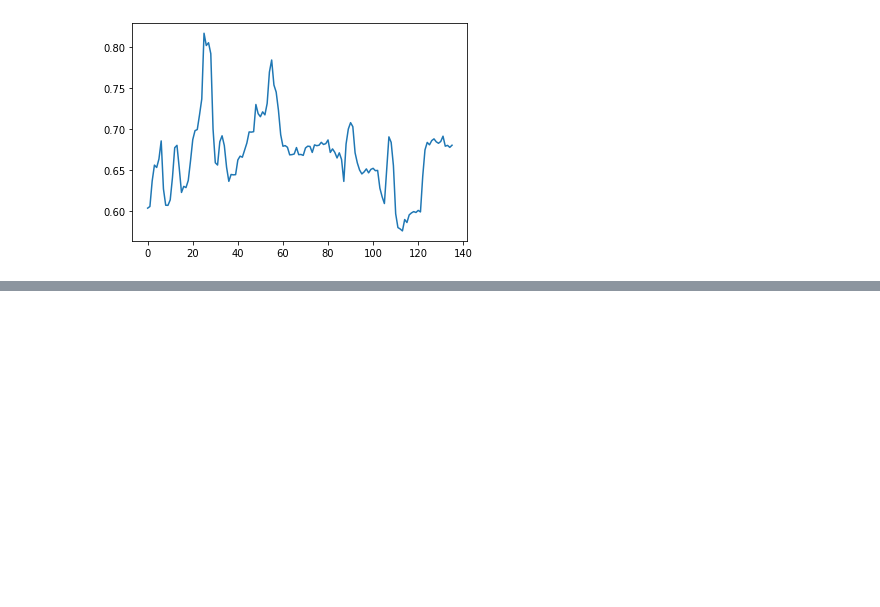
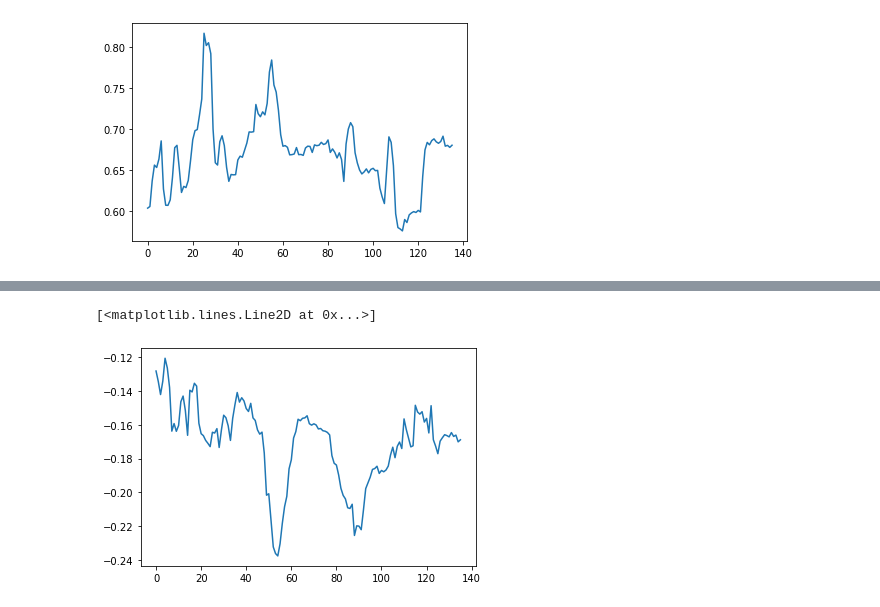
Before and after one commit to williscp/cv_keyboard, a Jupyter notebook: joint_position_spectrograms.ipynb, the cells around one changed output, grey strips where cells are left out. Saved outputs shown, nothing was run; the diff lists cells and outputs as text; code cells hidden in the pictures; blank space fills up the shorter version.

```diff
--- a/joint_position_spectrograms.ipynb
+++ b/joint_position_spectrograms.ipynb
@@ -42,0 +45,5 @@ plt.show()
+# %%
+plt.plot(shifted_positions[:,0])
+# %% [output]
+[<matplotlib.lines.Line2D at 0x...>]
+[figure, added]
```
Also changed, not shown: parts of 5 cells of this notebook, 1 other file.
